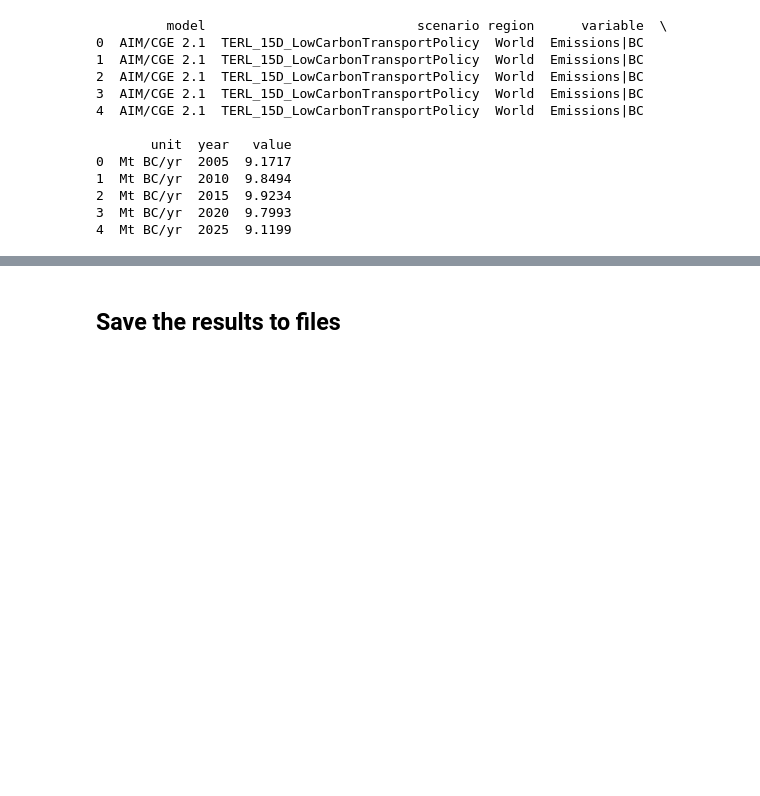
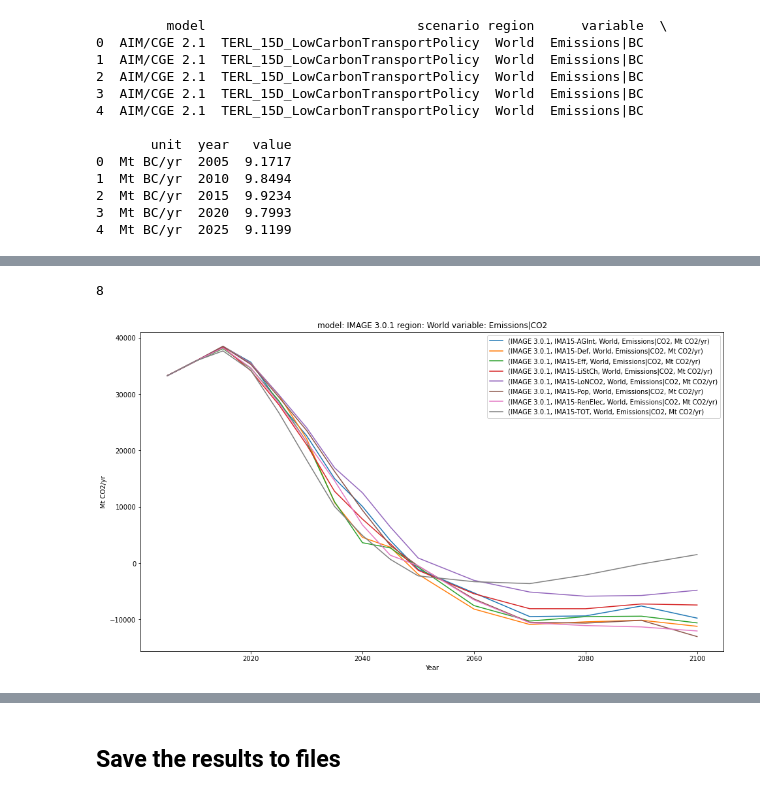
Before and after one commit to GranthamImperial/silicone_examples, a Jupyter notebook: notebooks/find_overlapping_model_scenarios.ipynb, the cells around one changed output, grey strips where cells are left out. Drawn from its saved outputs; the diff is of its cells as text; code cells hidden in the pictures; blank space fills up the shorter version.

```diff
--- a/notebooks/find_overlapping_model_scenarios.ipynb
+++ b/notebooks/find_overlapping_model_scenarios.ipynb
@@ -83,0 +90,12 @@ print(len())
+# %%
+var_len={}
+all_hfc_pfc_vars = df.filter(variable=["*HFC|*", "*PFC|*"]).variables()
+for var in all_hfc_pfc_vars:
+    var_len[var] = len(df.filter(variable=var).timeseries())
+    accepted_mscen = accepted_mscen.merge(
+        df.filter(variable=var).timeseries(),
+        on=ms,
+        how='left',
+        indicator=True,
+    )
+    accepted_mscen = accepted_mscen.loc[accepted_mscen._merge=="both"][ms]
@@ -83,0 +116,7 @@ print(len())
+# %%
+accepted_hpcf = df.data.merge(accepted_mscen, on=ms, how="left", indicator=True)
+accepted_hpcf = accepted_hpcf[accepted_hpcf._merge=="both"]
+# %%
+del accepted_hpcf["_merge"]
+accepted_hpcf = pyam.IamDataFrame(accepted_hpcf)
+print(accepted_hpcf.head(15))
@@ -83,0 +168,8 @@ print(len())
+# %%
+fig = plt.figure(figsize=(16, 9))
+ax = fig.add_subplot(111)
+accepted_hpcf.filter(variable="*CO2").line_plot(ax=ax)
+print(len(accepted_hpcf.filter(variable="*CO2").timeseries()))
+# %% [output]
+8
+[figure, added]
```
Also changed, not shown: parts of 10 cells of this notebook, 2 other files.
